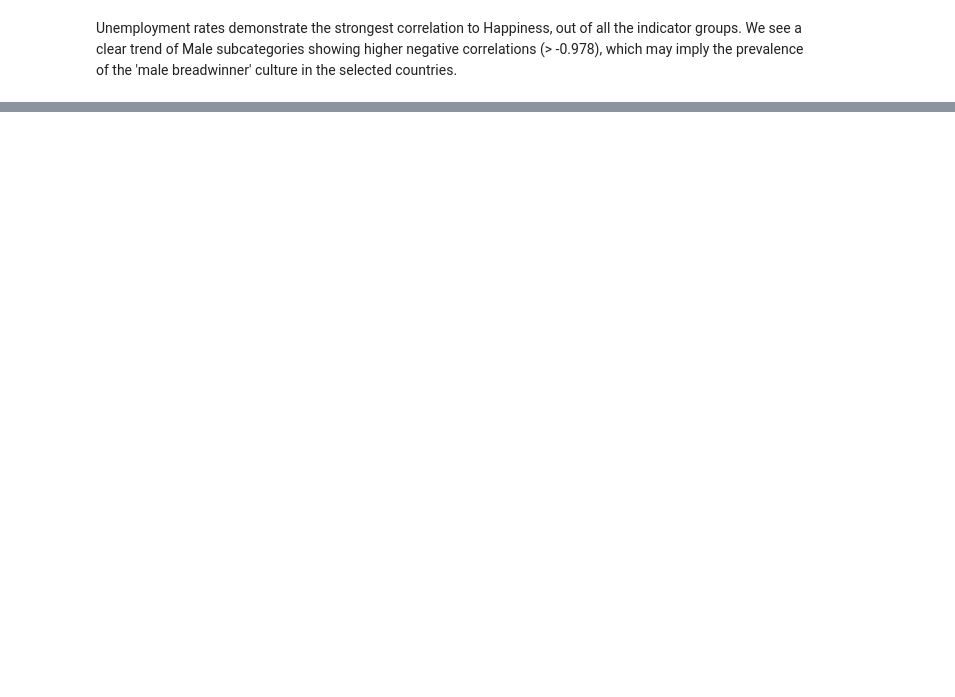
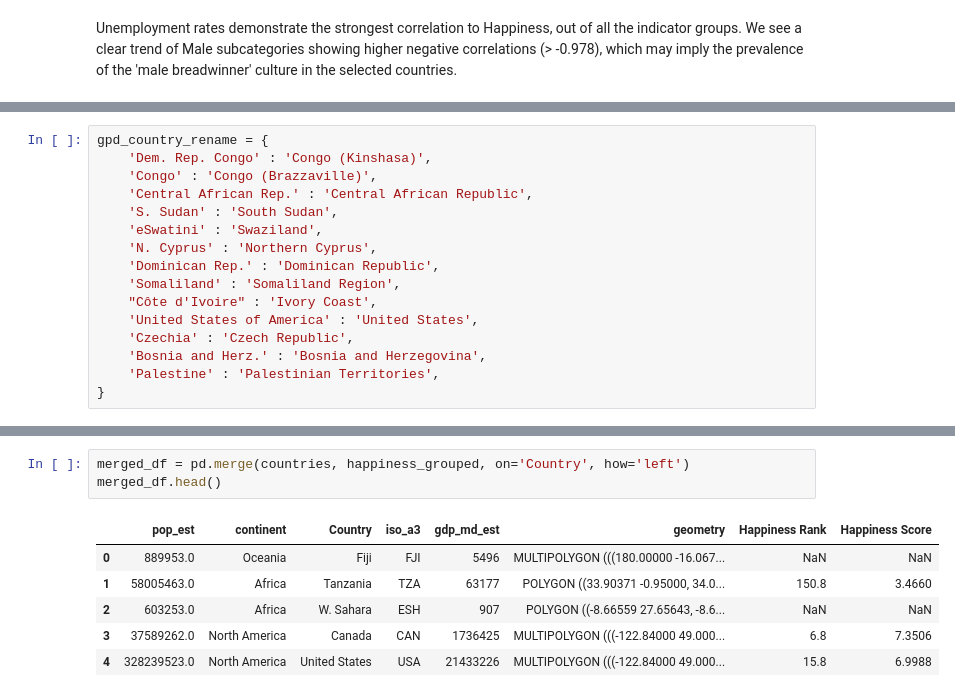
Before and after one commit to lboekestein/DWproject, a Jupyter notebook: src/vizualizations.ipynb, the cells around one changed output, grey strips where cells are left out. Drawn from its saved outputs; the diff is of its cells as text; blank space fills up the shorter version.

```diff
--- a/src/vizualizations.ipynb
+++ b/src/vizualizations.ipynb
@@ -503,0 +278,16 @@ Name: Happiness Score, dtype: float64
+# %%
+gpd_country_rename = {
+    'Dem. Rep. Congo' : 'Congo (Kinshasa)',
+    'Congo' : 'Congo (Brazzaville)',
+    'Central African Rep.' : 'Central African Republic',
+    'S. Sudan' : 'South Sudan',
+    'eSwatini' : 'Swaziland',
+    'N. Cyprus' : 'Northern Cyprus',
+    'Dominican Rep.' : 'Dominican Republic',
+    'Somaliland' : 'Somaliland Region',
+    "Côte d'Ivoire" : 'Ivory Coast',
+    'United States of America' : 'United States',
+    'Czechia' : 'Czech Republic',
+    'Bosnia and Herz.' : 'Bosnia and Herzegovina',
+    'Palestine' : 'Palestinian Territories',
+}
@@ -503,0 +325,10 @@ Name: Happiness Score, dtype: float64
+# %%
+merged_df = pd.merge(countries, happiness_grouped, on='Country', how='left')
+merged_df.head()
+# %% [output]
+|  | pop_est | continent | Country | iso_a3 | gdp_md_est | geometry | Happiness Rank | Happiness Score |
+| 0 | 889953.0 | Oceania | Fiji | FJI | 5496 | MULTIPOLYGON (((180.00000 -16.067... | NaN | NaN |
+| 1 | 58005463.0 | Africa | Tanzania | TZA | 63177 | POLYGON ((33.90371 -0.95000, 34.0... | 150.8 | 3.4660 |
+| 2 | 603253.0 | Africa | W. Sahara | ESH | 907 | POLYGON ((-8.66559 27.65643, -8.6... | NaN | NaN |
+| 3 | 37589262.0 | North America | Canada | CAN | 1736425 | MULTIPOLYGON (((-122.84000 49.000... | 6.8 | 7.3506 |
+| 4 | 328239523.0 | North America | United States | USA | 21433226 | MULTIPOLYGON (((-122.84000 49.000... | 15.8 | 6.9988 |
```
Also changed, not shown: parts of 55 cells of this notebook, 10 other files.
